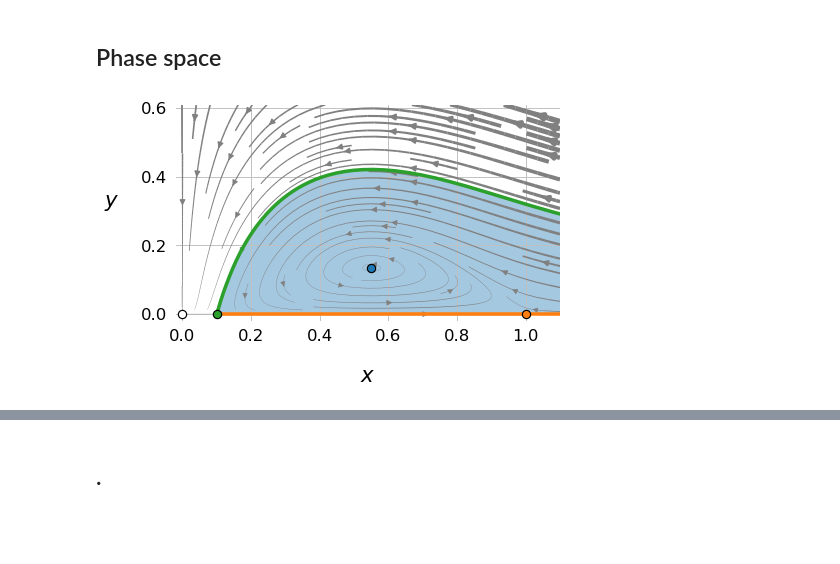
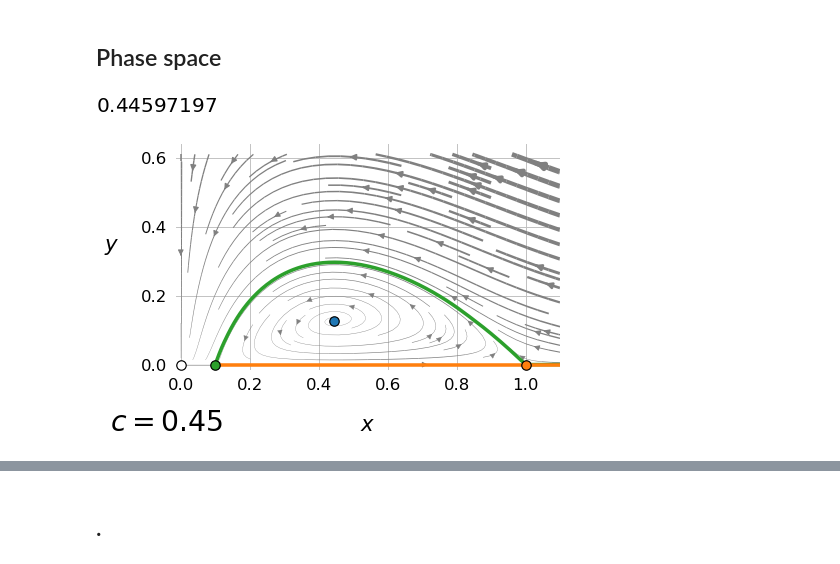
Before and after one commit to tfiers/strogatz, a Jupyter notebook: notebooks/3_Predator_prey.ipynb, the cells around one changed output, grey strips where cells are left out. Saved outputs shown, nothing was run; the diff lists cells and outputs as text; code cells hidden in the pictures; blank space fills up the shorter version.

Commit message:
heterocline

```diff
--- a/notebooks/3_Predator_prey.ipynb
+++ b/notebooks/3_Predator_prey.ipynb
@@ -242,6 +242,10 @@ ax.set_aspect('equal');
 [figure]
 # %% [markdown]
 ## Phase space
+# %%
+c_heterocline = 0.44597197
+# %% [output]
+[figure, added]
 # %%
 def eval_fp(c):
     return [[p[coord].evalf(2, subs=get_subs(c)) for coord in (x,y)] for p in fp]
@@ -294,39 +298,43 @@ def get_unstable_inits(cc, fp_num, eps=1e-2):
                 sp.Matrix([fp_x, fp_y]) - eps * evec,
             )
 
 
 def plot_grid(cc):
     grid = get_grid(cc)
     fig, ax = streamplot(*grid, speed=1, lw_0=0.2, figsize=(6,4), color='grey')
     xlim = ax.get_xlim()
     ylim = ax.get_ylim()
     fp_colors = ('white', 'C1', 'C2', 'C0')
     # Separatrices
-    for fp_num in (1,2):
+    for fp_num in reversed((1,2)):
         inits = get_unstable_inits(cc, fp_num)
         if inits is not None:
             for x0, y0 in inits:
                 if (x0 >= 0) and (y0 >= 0):
                     _, x, y = sim2(cc=cc, x0=x0, y0=y0, fwd=False)
                     ax.plot(x, y, lw=3, color=fp_colors[fp_num])
-                    if cc >= 0.55:
-                        ax.fill_between(x, y, alpha=0.4, color='C0')
+                    if cc > 1:
+                        ax.fill_between(x, y, alpha=0.4, color=fp_colors[1])
+                    elif cc >= 0.55:
+                        ax.fill_between(x, y, alpha=0.4, color=fp_colors[3])
     # FP dots
     for (x, y), color in zip(eval_fp(cc), fp_colors):
-        ax.plot(x, y, '.', ms=14, c=color, markeredgewidth=1, markeredgecolor='k')
-    ax.set_xlim(-0.02, xlim[-1])
-    ax.set_ylim(-0.02, ylim[-1])
+        ax.plot(x, y, '.', ms=16, c=color, markeredgewidth=1, markeredgecolor='k')
+    ax.set_xlim(-0.015, xlim[-1])
+    ax.set_ylim(-0.015, ylim[-1])
     ax.set_xlabel('$x$')
     ax.set_ylabel('$y$', rotation=0, ha='right')
+    fig.text(0.06, 0.05, f'$c = {float(cc):.2f}$', fontsize=24)
     return fig, ax
 
 
 def phase_filename(cc):
     cc = float(cc)
     return f'phase_space_{cc:.2f}'.replace('.','')
 
-cc = 0.55
+
+cc = c_heterocline
 fig, ax = plot_grid(cc=cc)
 # %% [output]
-[figure, old version]
+[figure, new version]
 # %%
```
Also changed, not shown: parts of 1 cell of this notebook, 16 other files.
